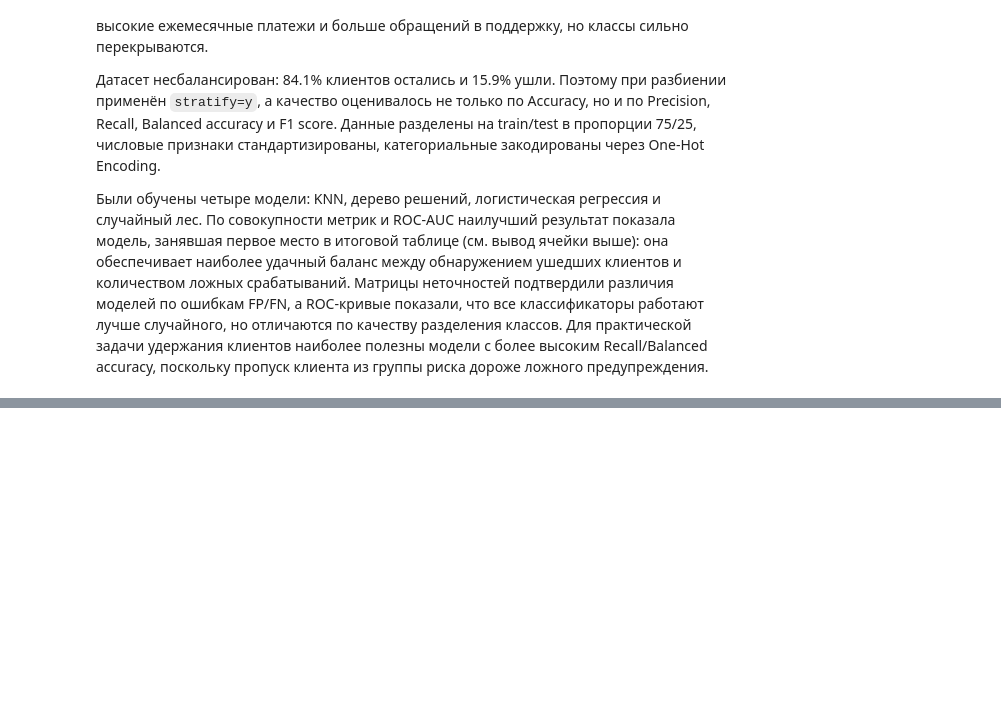
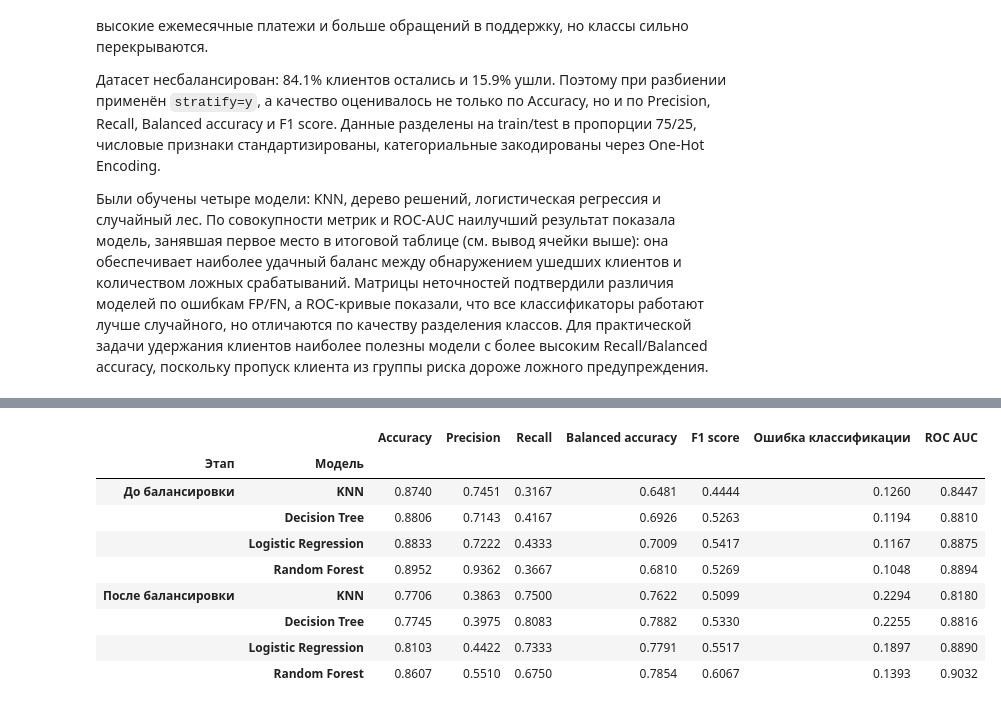
Before and after one commit to DoubleD-99/ida, a Jupyter notebook: ЛР5_Веселов_5.ipynb, the cells around one changed output, grey strips where cells are left out. Drawn from its saved outputs; the diff is of its cells as text; code cells hidden in the pictures; blank space fills up the shorter version.

```diff
--- a/ЛР5_Веселов_5.ipynb
+++ b/ЛР5_Веселов_5.ipynb
@@ -362,0 +540,70 @@ print('Лучшая модель по совокупности F1/Balanced accur
+# %%
+from sklearn.base import clone
+from sklearn.metrics import roc_auc_score
+
+majority_idx = y_train[y_train == 0].index
+minority_idx = y_train[y_train == 1].sample(
+    n=len(majority_idx),
+    replace=True,
+    random_state=RANDOM_STATE,
+).index
+balanced_idx = majority_idx.append(minority_idx)
+
+X_train_balanced = X_train.loc[balanced_idx].sample(frac=1, random_state=RANDOM_STATE)
+y_train_balanced = y_train.loc[X_train_balanced.index]
+
+balance_compare = pd.DataFrame({
+    'До балансировки': [
+        int((y_train == 0).sum()),
+        int((y_train == 1).sum()),
+    ],
+    'После балансировки': [
+        int((y_train_balanced == 0).sum()),
+        int((y_train_balanced == 1).sum()),
+    ],
+}, index=['0 — остался', '1 — ушёл'])
+display(balance_compare)
+
+balanced_preprocessor = ColumnTransformer(
+    transformers=[
+        ('num', StandardScaler(), num_cols),
+        ('cat', OneHotEncoder(handle_unknown='ignore', sparse_output=False), cat_cols),
+    ]
+)
+X_train_balanced_prep = balanced_preprocessor.fit_transform(X_train_balanced)
+X_test_balanced_prep = balanced_preprocessor.transform(X_test)
+
+balanced_rows = []
+for name, model in models.items():
+    fitted_model = clone(model).fit(X_train_balanced_prep, y_train_balanced)
+    pred = fitted_model.predict(X_test_balanced_prep)
+    proba = fitted_model.predict_proba(X_test_balanced_prep)[:, 1]
+    balanced_rows.append({
+        'Модель': name,
+        'Accuracy': accuracy_score(y_test, pred),
+        'Precision': precision_score(y_test, pred, zero_division=0),
+        'Recall': recall_score(y_test, pred, zero_division=0),
+        'Balanced accuracy': balanced_accuracy_score(y_test, pred),
+        'F1 score': f1_score(y_test, pred, zero_division=0),
+        'Ошибка классификации': 1 - accuracy_score(y_test, pred),
+        'ROC AUC': roc_auc_score(y_test, proba),
+    })
+
+balanced_metrics_df = pd.DataFrame(balanced_rows).set_index('Модель').round(4)
+metric_cols = [
+    'Accuracy', 'Precision', 'Recall', 'Balanced accuracy',
+    'F1 score', 'Ошибка классификации',
+]
+before = metrics_df[metric_cols].copy()
+before['ROC AUC'] = summary.loc[before.index, 'AUC']
+after = balanced_metrics_df[metric_cols + ['ROC AUC']]
+
+compare_df = pd.concat(
+    {'До балансировки': before, 'После балансировки': after},
+    axis=0,
+)
+compare_df.index.names = ['Этап', 'Модель']
+display(compare_df.round(4))
+
+print('Лучшая модель по F1 после балансировки:', balanced_metrics_df['F1 score'].idxmax())
+# %% [output]
@@ -362,0 +613,10 @@ print('Лучшая модель по совокупности F1/Balanced accur
+|  |  | Accuracy | Precision | Recall | Balanced accuracy | F1 score | Ошибка классификации | ROC AUC |
+| Этап | Модель |  |  |  |  |  |  |  |
+| До балансировки | KNN | 0.8740 | 0.7451 | 0.3167 | 0.6481 | 0.4444 | 0.1260 | 0.8447 |
+|  | Decision Tree | 0.8806 | 0.7143 | 0.4167 | 0.6926 | 0.5263 | 0.1194 | 0.8810 |
+|  | Logistic Regression | 0.8833 | 0.7222 | 0.4333 | 0.7009 | 0.5417 | 0.1167 | 0.8875 |
+|  | Random Forest | 0.8952 | 0.9362 | 0.3667 | 0.6810 | 0.5269 | 0.1048 | 0.8894 |
+| После балансировки | KNN | 0.7706 | 0.3863 | 0.7500 | 0.7622 | 0.5099 | 0.2294 | 0.8180 |
+|  | Decision Tree | 0.7745 | 0.3975 | 0.8083 | 0.7882 | 0.5330 | 0.2255 | 0.8816 |
+|  | Logistic Regression | 0.8103 | 0.4422 | 0.7333 | 0.7791 | 0.5517 | 0.1897 | 0.8890 |
+|  | Random Forest | 0.8607 | 0.5510 | 0.6750 | 0.7854 | 0.6067 | 0.1393 | 0.9032 |
```
Also changed, not shown: parts of 12 cells of this notebook.
